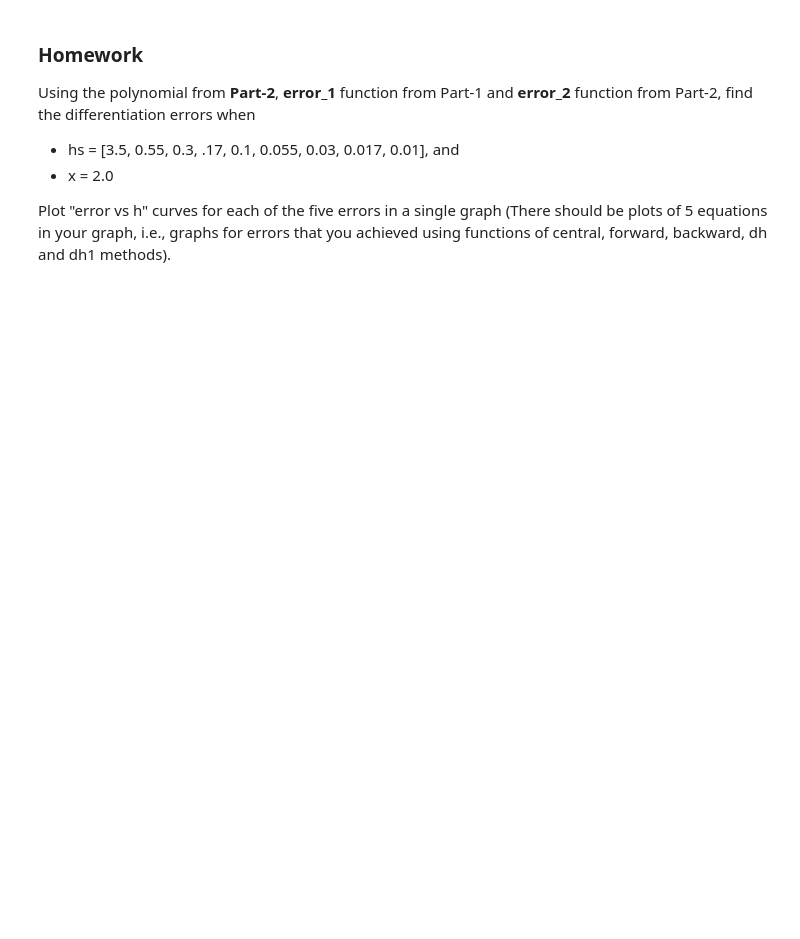
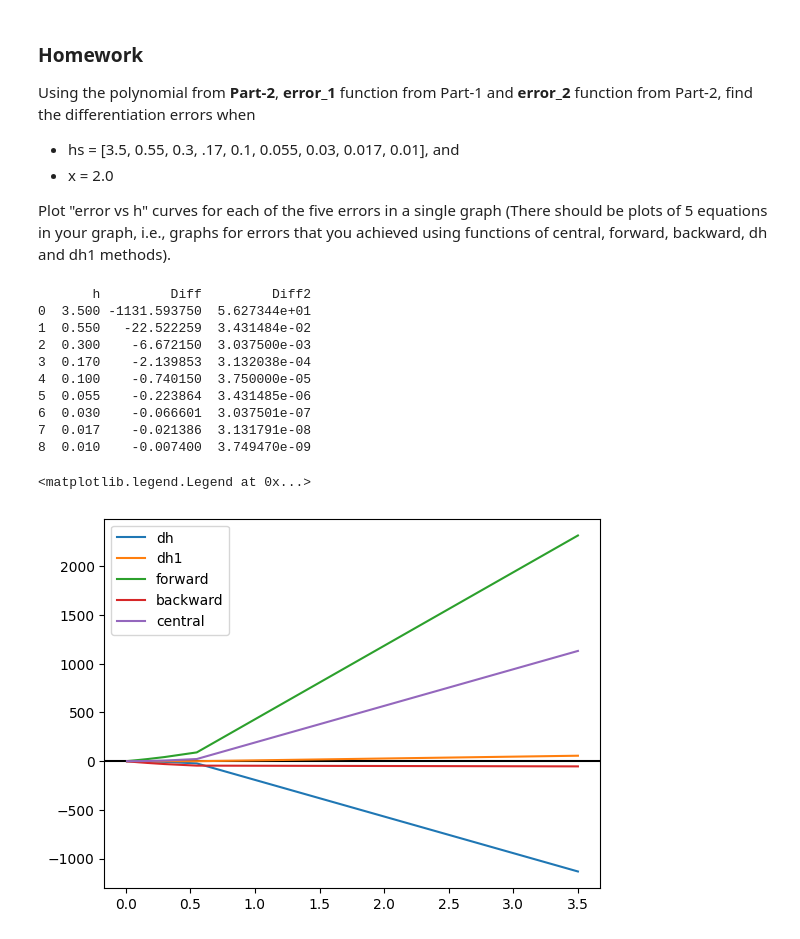
Before and after one commit to ZarinSaima333/CSE330-Numerical-Methods, a Jupyter notebook: 24141186_Zarin_Saima_sec_12_Lab_5_Differentiation_and_Richardson_Extrapolation.ipynb, the cells around one changed output. Cells and saved outputs as stored; diff of their text form; code cells hidden in the pictures; blank space fills up the shorter version.

```diff
--- a/24141186_Zarin_Saima_sec_12_Lab_5_Differentiation_and_Richardson_Extrapolation.ipynb
+++ b/24141186_Zarin_Saima_sec_12_Lab_5_Differentiation_and_Richardson_Extrapolation.ipynb
@@ -351,3 +351,30 @@ Using the polynomial from **Part-2**, **error_1** function from Part-1 and **err
 
 Plot "error vs h" curves for each of the five errors in a single graph
 (There should be plots of 5 equations in your graph, i.e., graphs for errors that you achieved using functions of central, forward, backward, dh and dh1 methods).
+# %%
+fig, ax = plt.subplots()
+ax.axhline(y=0, color='k')
+x=2
+hs =np.array( [3.5, 0.55, 0.3, .17, 0.1, 0.055, 0.03, 0.017, 0.01])
+f, b, c = error_1(p, p_prime, hs, x)
+e1, e2 = error_2(p, hs, x)
+ax.plot(hs, e1, label= 'dh')
+ax.plot(hs, e2, label= 'dh1')
+ax.plot(hs, f, label = 'forward')
+ax.plot(hs, b, label = 'backward')
+ax.plot(hs, c, label = 'central')
+
+ax.legend()
+# %% [output]
+       h         Diff         Diff2
+0  3.500 -1131.593750  5.627344e+01
+1  0.550   -22.522259  3.431484e-02
+2  0.300    -6.672150  3.037500e-03
+3  0.170    -2.139853  3.132038e-04
+4  0.100    -0.740150  3.750000e-05
+5  0.055    -0.223864  3.431485e-06
+6  0.030    -0.066601  3.037501e-07
+7  0.017    -0.021386  3.131791e-08
+8  0.010    -0.007400  3.749470e-09
+<matplotlib.legend.Legend at 0x...>
+[figure, added]
```
Also changed, not shown: parts of 2 cells of this notebook.
